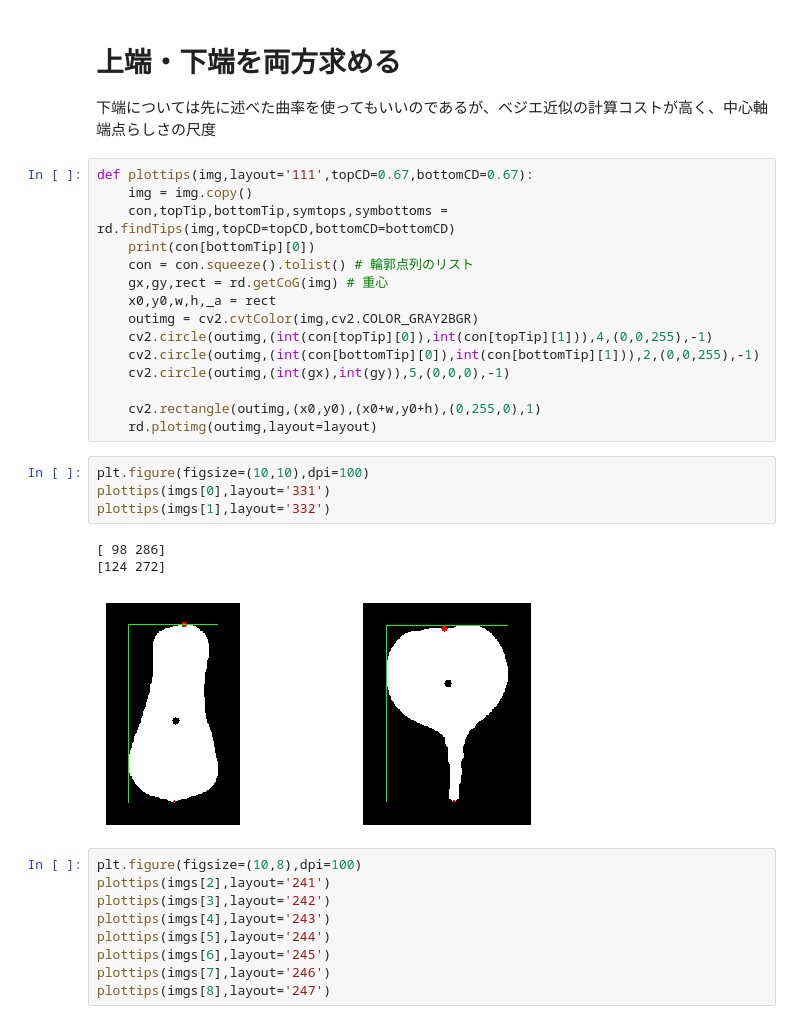
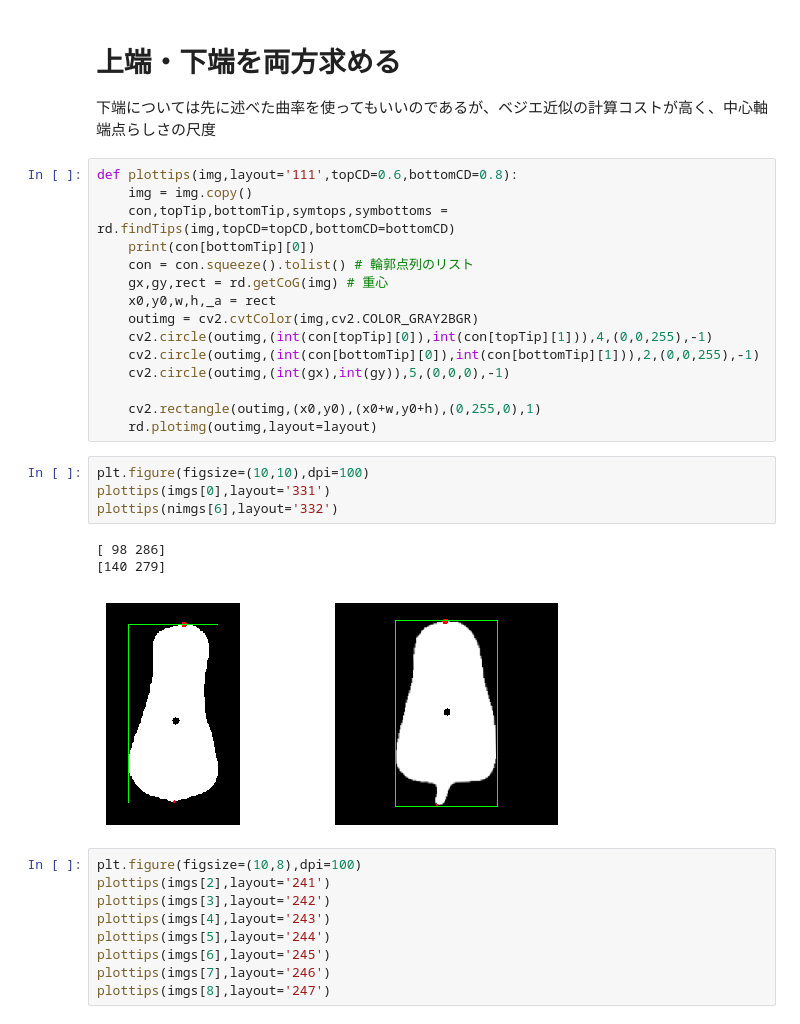
Before and after one commit to iciromaco/RadiShLab, a Jupyter notebook: N005_輪郭線の自動分割.ipynb, the cells around one changed output. Drawn from its saved outputs; the diff is of its cells as text.

```diff
--- a/N005_輪郭線の自動分割.ipynb
+++ b/N005_輪郭線の自動分割.ipynb
@@ -242,7 +252,7 @@ plt.plot(symbottoms)
 
 下端については先に述べた曲率を使ってもいいのであるが、ベジエ近似の計算コストが高く、中心軸端点らしさの尺度
 # %%
-def plottips(img,layout='111',topCD=0.67,bottomCD=0.67):
+def plottips(img,layout='111',topCD=0.6,bottomCD=0.8):
     img = img.copy()
     con,topTip,bottomTip,symtops,symbottoms = rd.findTips(img,topCD=topCD,bottomCD=bottomCD)
     print(con[bottomTip][0])
@@ -259,11 +269,11 @@ def plottips(img,layout='111',topCD=0.67,bottomCD=0.67):
 # %%
 plt.figure(figsize=(10,10),dpi=100)
 plottips(imgs[0],layout='331')
-plottips(imgs[1],layout='332')
+plottips(nimgs[6],layout='332')
 # %% [output]
 [ 98 286]
-[124 272]
+[140 279]
-[figure, old version]
+[figure, new version]
 # %%
 plt.figure(figsize=(10,8),dpi=100)
 plottips(imgs[2],layout='241')
```
Also changed, not shown: parts of 8 cells of this notebook, 6 other files.
